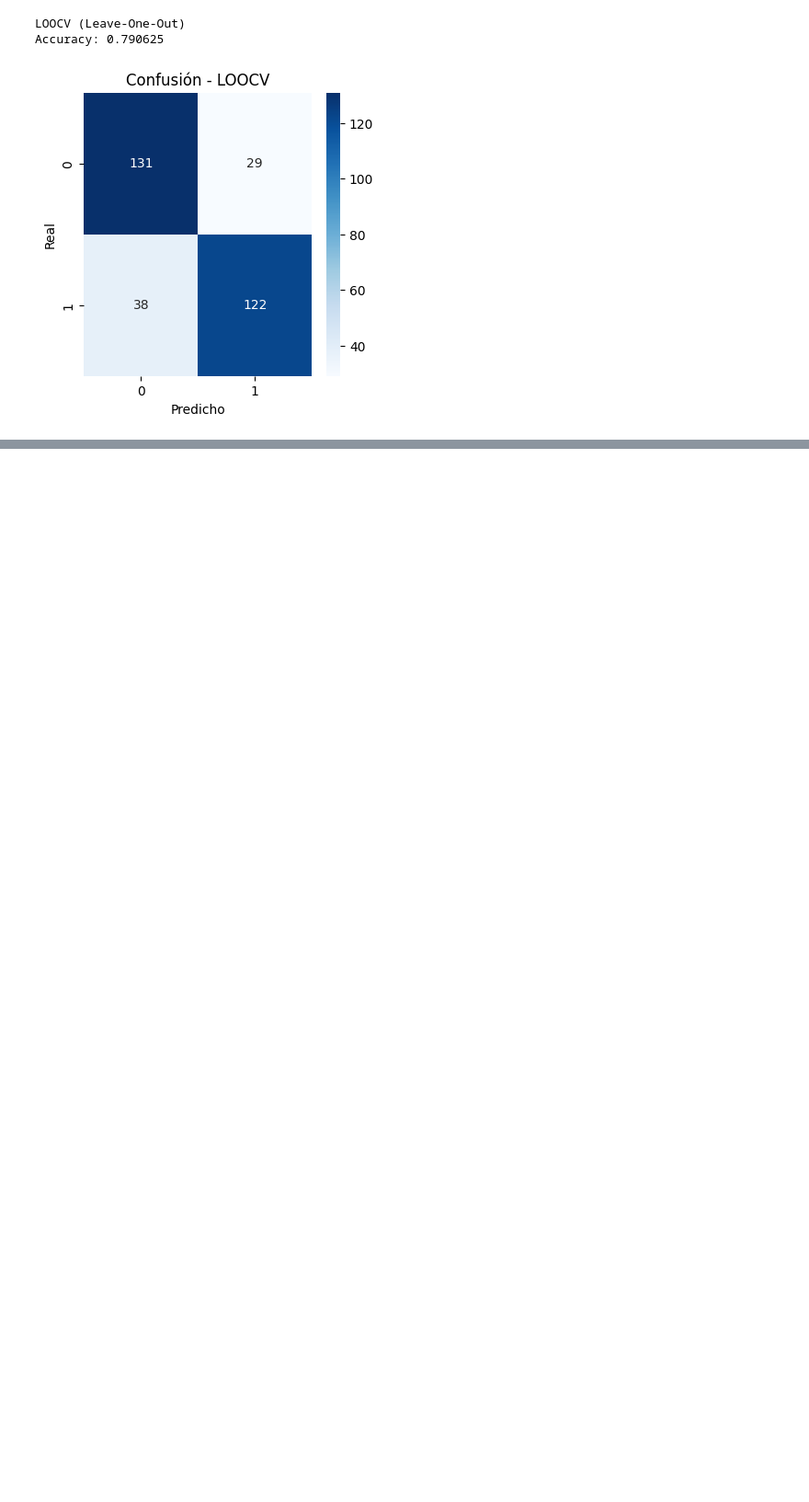
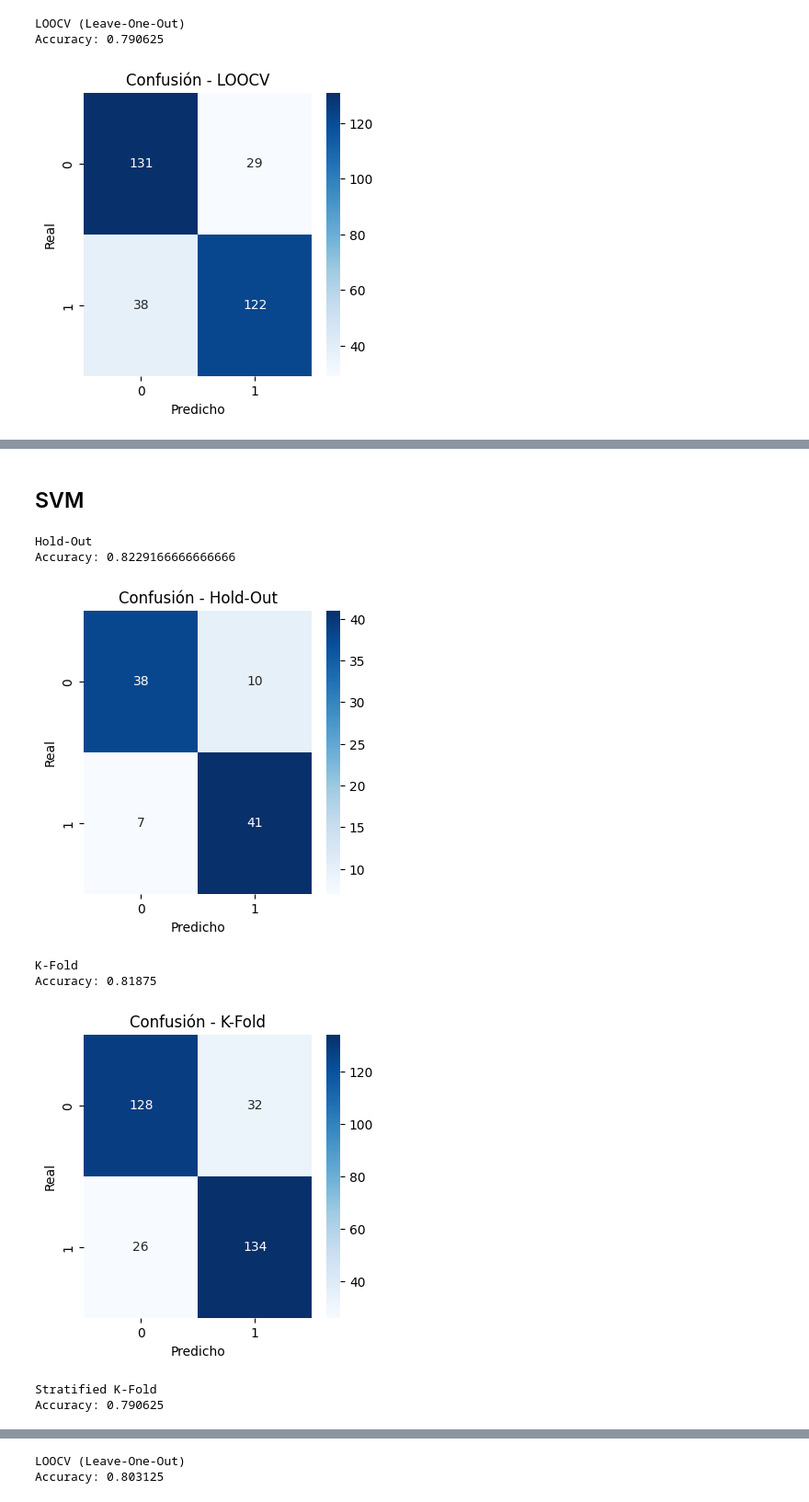
Before and after one commit to sebas3261/FinalAnalitica, a Jupyter notebook: Proyecto final.ipynb, the cells around one changed output, grey strips where cells are left out. Shown at 92% size. Cells and saved outputs as stored; diff of their text form; code cells hidden in the pictures; blank space fills up the shorter version.

```diff
--- a/Proyecto final.ipynb
+++ b/Proyecto final.ipynb
@@ -471,0 +502,52 @@ ImportError: Missing optional dependency 'Jinja2'. DataFrame.style requires jinj
+# %% [markdown]
+## SVM
+# %%
+from sklearn.svm import SVC
+pipeline = Pipeline([
+    ('scaler', StandardScaler()),
+    ('classifier', SVC(probability=True, random_state=42))
+])
+
+print("Hold-Out")
+# Dividir el dataset balanceado
+X_train_SMOTE, X_test_SMOTE, y_train_SMOTE, y_test_SMOTE = train_test_split(
+    X_smote, y_smote,
+    test_size=0.30,
+    stratify=y_smote,
+    random_state=1
+)
+
+pipeline.fit(X_train_SMOTE, y_train_SMOTE)
+y_pred_holdout_SMOTE = pipeline.predict(X_test_SMOTE)
+print("Accuracy:", accuracy_score(y_test_SMOTE, y_pred_holdout_SMOTE))
+plot_confusion(y_test_SMOTE, y_pred_holdout_SMOTE, "Confusión - Hold-Out")
+
+# 2. K-Fold
+print("K-Fold")
+kf = KFold(n_splits=5, shuffle=True, random_state=42)
+y_pred_kf_SMOTE = cross_val_predict(pipeline, X_smote, y_smote, cv=kf)
+print("Accuracy:", accuracy_score(y_smote, y_pred_kf_SMOTE))
+plot_confusion(y_smote, y_pred_kf_SMOTE, "Confusión - K-Fold")
+
+print("Stratified K-Fold")
+skf = StratifiedKFold(n_splits=5, shuffle=True, random_state=42)
+y_pred_skf_SMOTE = cross_val_predict(pipeline, X_smote, y_smote, cv=skf)
+print("Accuracy:", accuracy_score(y_smote, y_pred_skf_SMOTE))
+plot_confusion(y_smote, y_pred_skf_SMOTE, "Confusión - Stratified K-Fold")
+
+print("LOOCV (Leave-One-Out)")
+loo = LeaveOneOut()
+# Para ahorrar tiempo, podrías usar un subconjunto si tienes muchos datos:
+# X_loo, y_loo = X[:100], y[:100]
+y_pred_loo_SMOTE = cross_val_predict(pipeline, X_smote, y_smote, cv=loo)
+print("Accuracy:", accuracy_score(y_smote, y_pred_loo_SMOTE))
+plot_confusion(y_smote, y_pred_loo_SMOTE, "Confusión - LOOCV")
+# %% [output]
+Hold-Out
+Accuracy: 0.8229166666666666
+[figure, added]
+K-Fold
+Accuracy: 0.81875
+[figure, added]
+Stratified K-Fold
+Accuracy: 0.790625
@@ -471,0 +555,2 @@ ImportError: Missing optional dependency 'Jinja2'. DataFrame.style requires jinj
+LOOCV (Leave-One-Out)
+Accuracy: 0.803125
```
Also changed, not shown: parts of 10 cells of this notebook, 1 other file.
